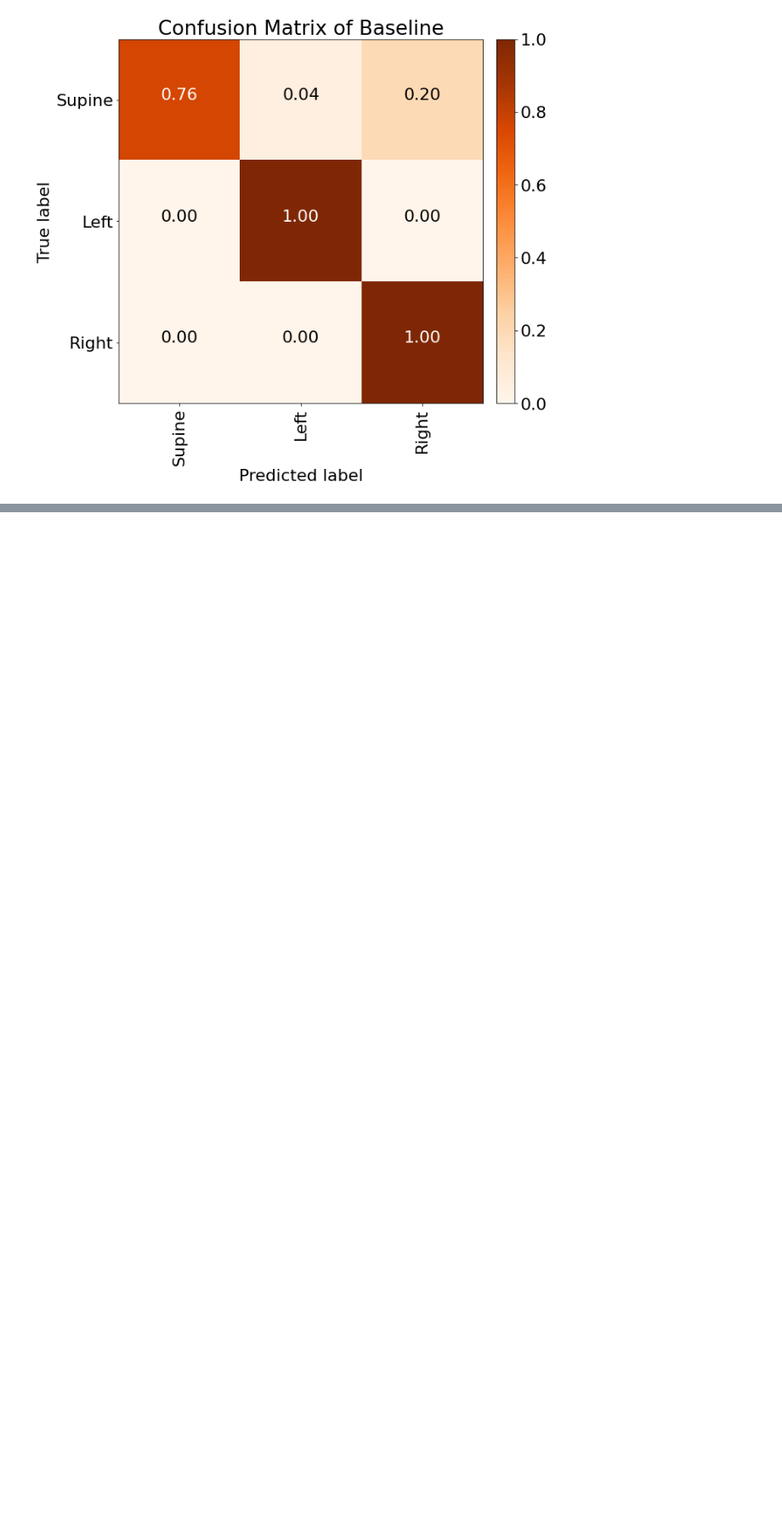
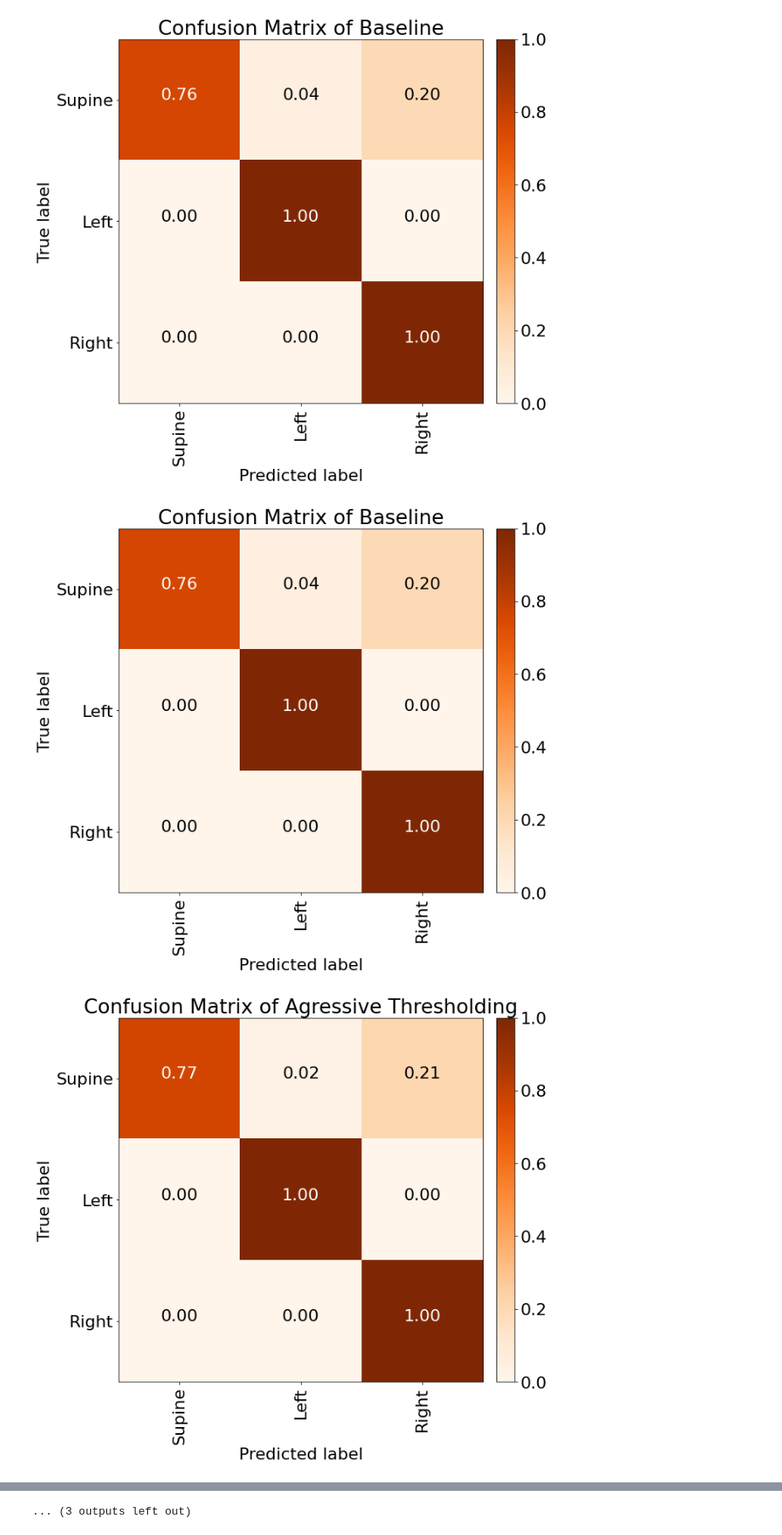
Before and after one commit to jb3rndt/wisemat-posture-classification, a Jupyter notebook: plots.ipynb, the cells around one changed output, grey strips where cells are left out. Shown at 85% size. Cells and saved outputs as stored; diff of their text form; code cells hidden in the pictures; blank space fills up the shorter version.

```diff
--- a/plots.ipynb
+++ b/plots.ipynb
@@ -119,0 +118,20 @@ dirs = os.listdir(Path("runs"))
+# %%
+dirs = os.listdir(Path("runs"))
+matrices = []
+for run in dirs:
+    path = Path("runs").joinpath(run).joinpath("confmat.npy")
+    conf_mat = np.load(str(path))
+    with open(f"runs/{run}/name.txt", "r") as f:
+        name = f.read()
+    fig = plot_confusion_matrix(conf_mat, title=f"Confusion Matrix of {name}", normalize=True)
+    fig.set_facecolor("white")
+    fig.savefig("cf.png")
+    data = plt.imread("cf.png")
+    data = torch.from_numpy(data.copy()).permute(2, 0, 1)
+    matrices.append(data)
+    os.remove("cf.png")
+image_grid = torchvision.utils.make_grid(torch.stack(matrices), nrow=4)
+torchvision.utils.save_image(image_grid.float(), "images/confmats.png")
+# %% [output]
+[figure, added]
+[figure, added]
@@ -119,0 +148 @@ dirs = os.listdir(Path("runs"))
+... (3 outputs left out)
```
Also changed, not shown: parts of 2 cells of this notebook, 3 other files.
